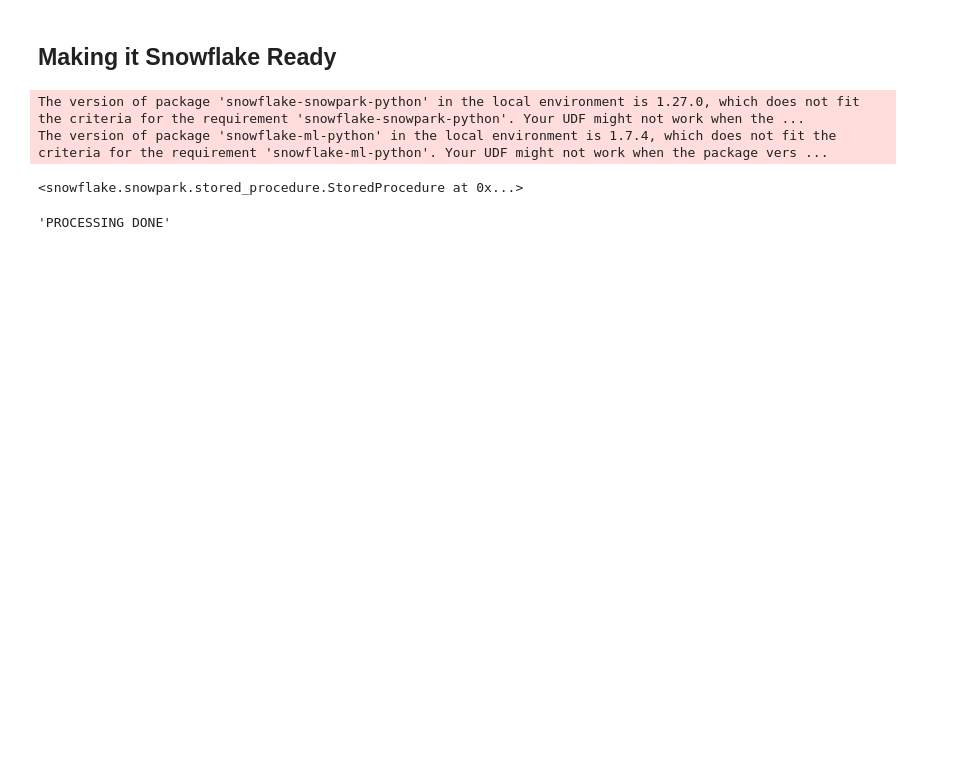
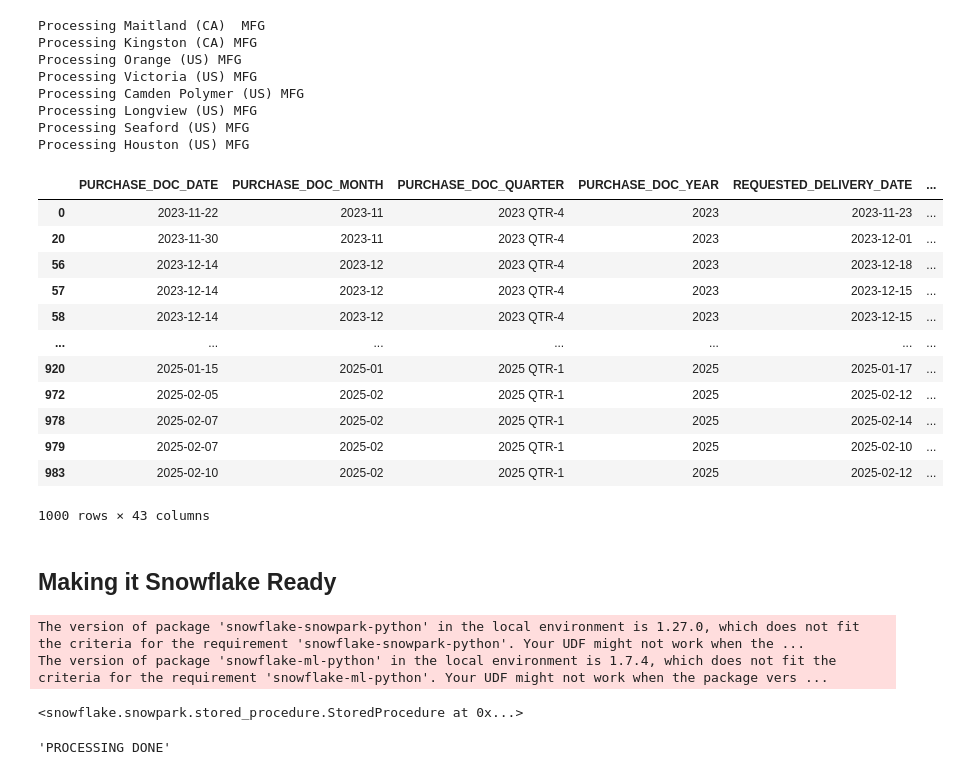
Before and after one commit to chitrakumarsai-inv/purchasing_anomaly, a Jupyter notebook: notebooks/snowflake_version.ipynb, the cells around one changed output. Cells and saved outputs as stored; diff of their text form; code cells hidden in the pictures; blank space fills up the shorter version.

```diff
--- a/notebooks/snowflake_version.ipynb
+++ b/notebooks/snowflake_version.ipynb
@@ -251,0 +252,5 @@ df.shape
+# %%
+import re
+
+df.columns = [re.sub(r'[^a-zA-Z0-9]', "_",\
+                         col.replace(' ', "_")).upper() for col in df.columns]
@@ -252,3 +347,27 @@ df.shape
+# %%
+get_word_categories(df)
+# %% [output]
+Processing Maitland (CA)  MFG
+Processing Kingston (CA) MFG
+Processing Orange (US) MFG
+Processing Victoria (US) MFG
+Processing Camden Polymer (US) MFG
+Processing Longview (US) MFG
+Processing Seaford (US) MFG
+Processing Houston (US) MFG
+|  | PURCHASE_DOC_DATE | PURCHASE_DOC_MONTH | PURCHASE_DOC_QUARTER | PURCHASE_DOC_YEAR | REQUESTED_DELIVERY_DATE | ... |
+| 0 | 2023-11-22 | 2023-11 | 2023 QTR-4 | 2023 | 2023-11-23 | ... |
+| 20 | 2023-11-30 | 2023-11 | 2023 QTR-4 | 2023 | 2023-12-01 | ... |
+| 56 | 2023-12-14 | 2023-12 | 2023 QTR-4 | 2023 | 2023-12-18 | ... |
+| 57 | 2023-12-14 | 2023-12 | 2023 QTR-4 | 2023 | 2023-12-15 | ... |
+| 58 | 2023-12-14 | 2023-12 | 2023 QTR-4 | 2023 | 2023-12-15 | ... |
+| ... | ... | ... | ... | ... | ... | ... |
+| 920 | 2025-01-15 | 2025-01 | 2025 QTR-1 | 2025 | 2025-01-17 | ... |
+| 972 | 2025-02-05 | 2025-02 | 2025 QTR-1 | 2025 | 2025-02-12 | ... |
+| 978 | 2025-02-07 | 2025-02 | 2025 QTR-1 | 2025 | 2025-02-14 | ... |
+| 979 | 2025-02-07 | 2025-02 | 2025 QTR-1 | 2025 | 2025-02-10 | ... |
+| 983 | 2025-02-10 | 2025-02 | 2025 QTR-1 | 2025 | 2025-02-12 | ... |
+1000 rows × 43 columns
 # %% [markdown]
 ## Making it Snowflake Ready
 # %%
```
Also changed, not shown: parts of 9 cells of this notebook.
